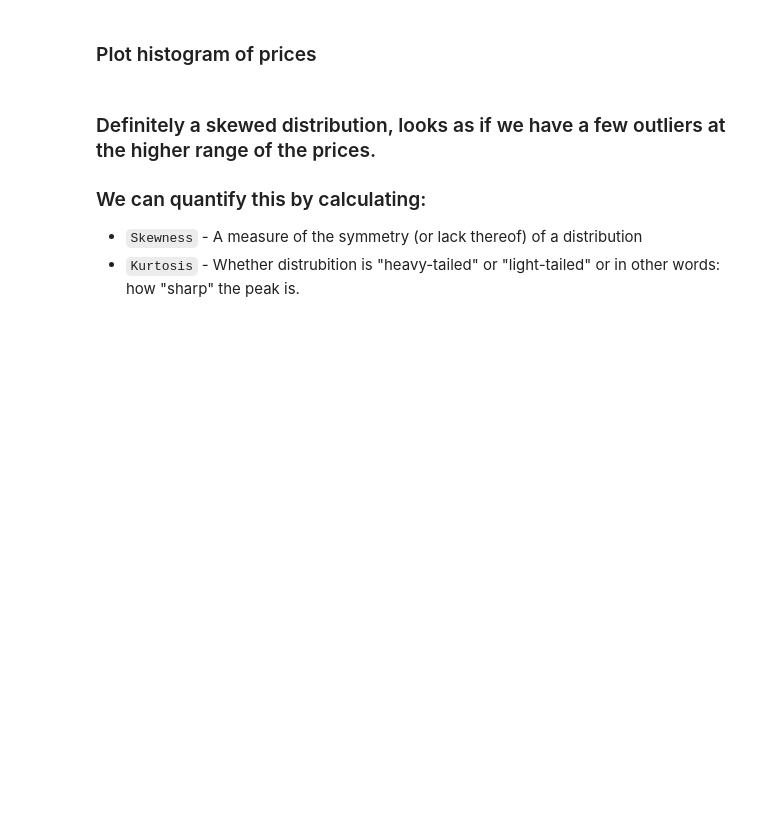
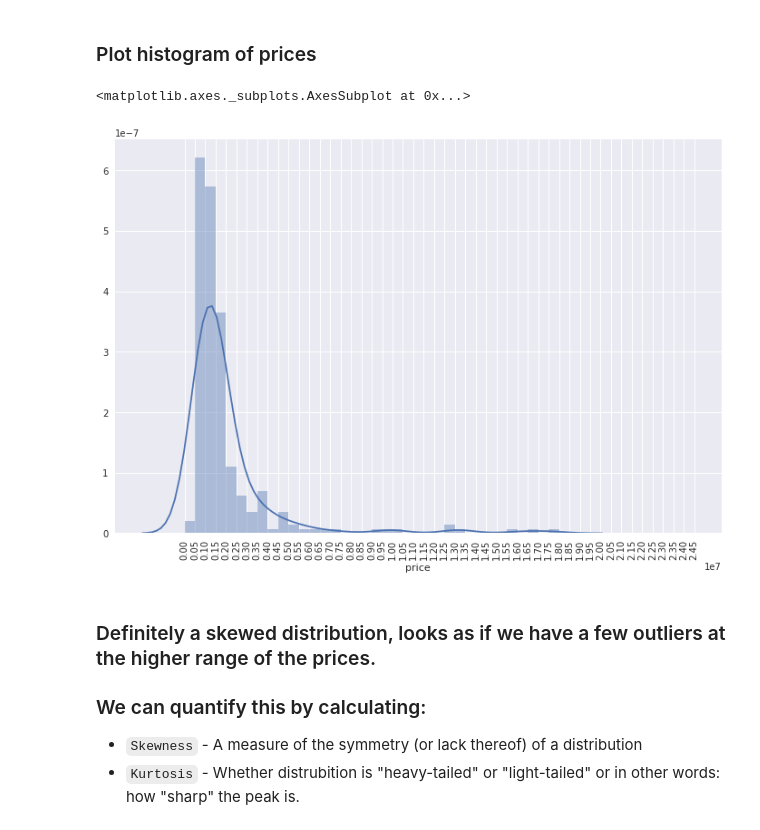
Before and after one commit to kylehounslow/mlbootcampSF, a Jupyter notebook: notebooks/1 - Exploratory Data Analysis.ipynb, the cells around one changed output. Drawn from its saved outputs; the diff is of its cells as text; code cells hidden in the pictures; blank space fills up the shorter version.

```diff
--- a/notebooks/1 - Exploratory Data Analysis.ipynb
+++ b/notebooks/1 - Exploratory Data Analysis.ipynb
@@ -36,0 +53,13 @@ df.columns
+# %%
+import re
+def format_price(price):
+    """Remove all non-numerical and period"""
+    non_decimal = re.compile(r'[^\d.]+')
+    price_num = None
+    try:
+        price_num = float(non_decimal.sub('', price))
+    except Exception as e:
+        print(e)
+    finally:
+        return price_num
+df['price'] = df.price.apply(format_price)
@@ -36,0 +156,22 @@ df.columns
+# %%
+# map property types
+property_types = {'Condo For Sale': 'condo',
+                  'House For Sale': 'house',
+                  'Apartment For Sale': 'apartment',
+                  'New Construction': 'new',
+                  'Foreclosure': 'foreclosure',
+                   'Lot/Land For Sale': 'lot',
+                  'Coming Soon': 'coming',
+                  'Co-op For Sale': 'coop',
+                  'Auction': 'auction',
+                  'For Sale by Owner': None,
+                  'Townhouse For Sale': 'townhouse'}
+def parse_property_type(string):
+    try:
+        property_type = property_types[string]
+    except KeyError as e:
+        print(e)
+        property_type = None
+    finally:
+        return property_type
+df['property_type'] = df['title'].apply(parse_property_type)
@@ -59,15 +253,18 @@ We will use `Seaborn` to visualize the data.
 # %%
 # globally set our seaborn plot size to 12 by 8 inches:
 sns.set(rc={'figure.figsize':(12, 8)})
 
 def plot_prices(df: pd.DataFrame, bins: list):
     fig, ax = plt.subplots()
     ax.set_xticks(bins)
     plt.xticks(rotation='vertical')
     return sns.distplot(df.price, bins=bins)
 
-bins = range(int(df.price.min()),int(df.price.max()),1000000)
-plot_prices(df, bins)
+bins = range(int(df.price.min()), int(df.price.max()),500000)
+plot_prices(df.dropna(), bins)
+# %% [output]
+<matplotlib.axes._subplots.AxesSubplot at 0x...>
+[figure, added]
 # %% [markdown]
 ### Definitely a skewed distribution, looks as if we have a few outliers at the higher range of the prices.
 ### We can quantify this by calculating:
```
Also changed, not shown: parts of 44 cells of this notebook, 2 other files.
